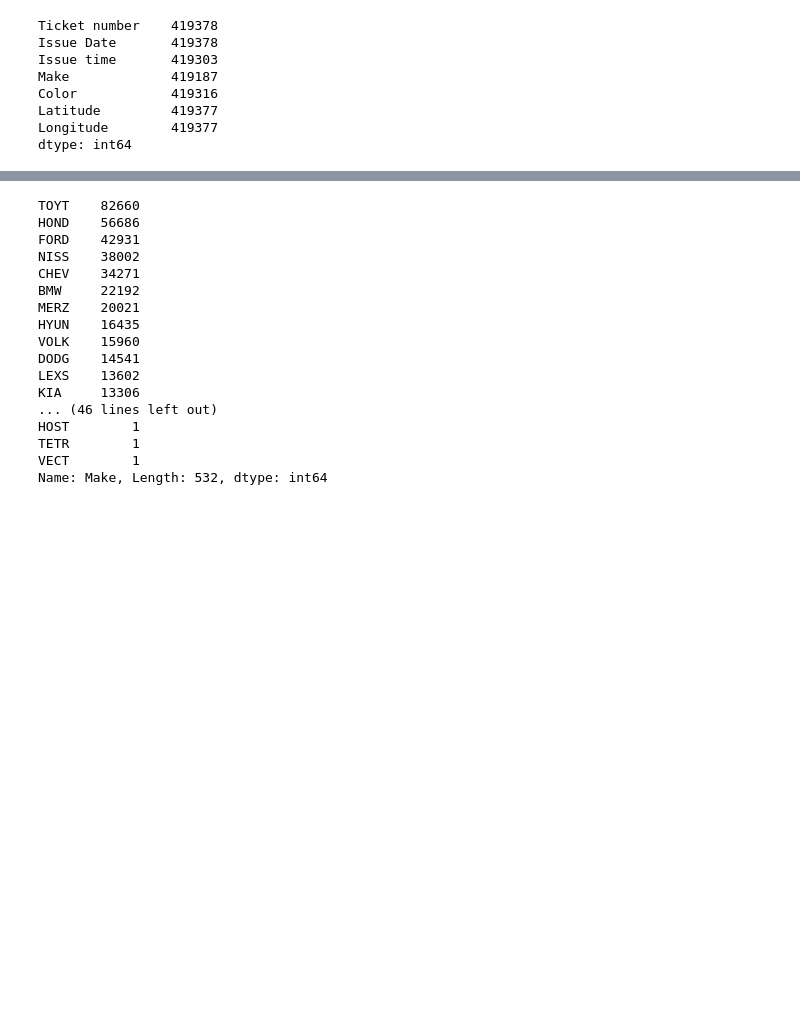
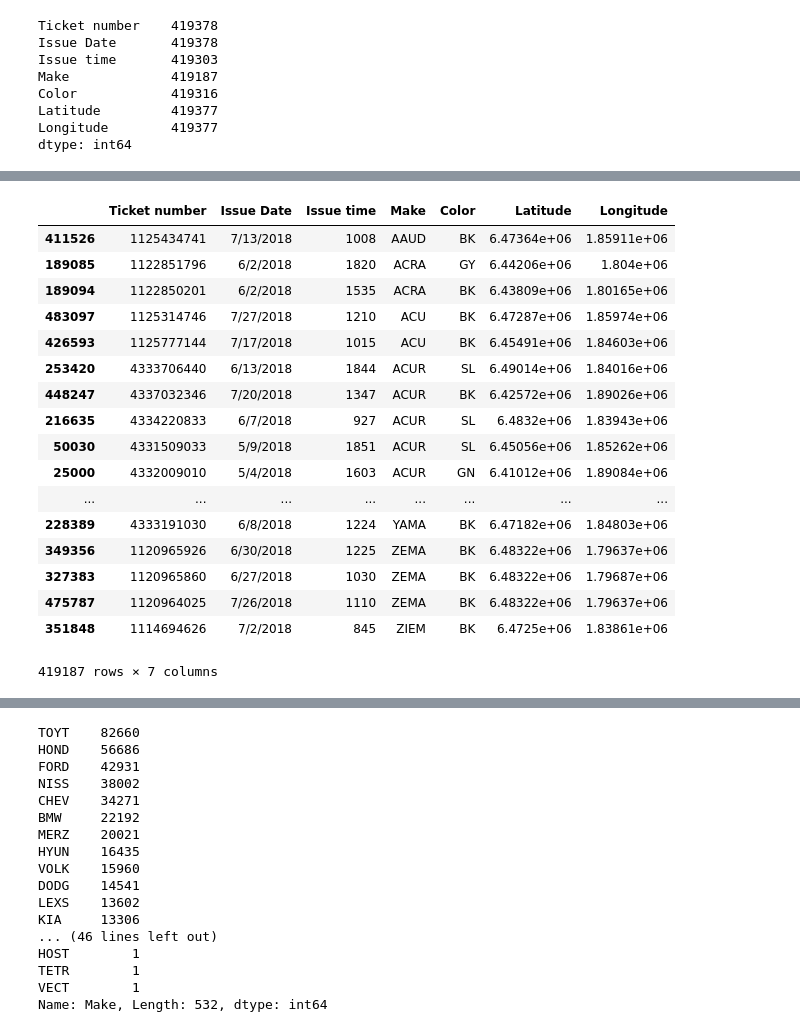
Before and after one commit to chele0630/Team3_Project1, a Jupyter notebook: CitationPy.ipynb, the cells around one changed output, grey strips where cells are left out. Drawn from its saved outputs; the diff is of its cells as text; code cells hidden in the pictures; blank space fills up the shorter version.

```diff
--- a/CitationPy.ipynb
+++ b/CitationPy.ipynb
@@ -88,0 +112,24 @@ NameError: name 'citation_df2' is not defined
+# %%
+citation_df4["Make"].replace("", np.nan, inplace=True)
+citation_df4.dropna(subset = ["Make"], inplace = True)
+# %%
+citation_df4.sort_values(["Make"],ascending=True)
+# %% [output]
+|  | Ticket number | Issue Date | Issue time | Make | Color | Latitude | Longitude |
+| 411526 | 1125434741 | 7/13/2018 | 1008 | AAUD | BK | 6.47364e+06 | 1.85911e+06 |
+| 189085 | 1122851796 | 6/2/2018 | 1820 | ACRA | GY | 6.44206e+06 | 1.804e+06 |
+| 189094 | 1122850201 | 6/2/2018 | 1535 | ACRA | BK | 6.43809e+06 | 1.80165e+06 |
+| 483097 | 1125314746 | 7/27/2018 | 1210 | ACU | BK | 6.47287e+06 | 1.85974e+06 |
+| 426593 | 1125777144 | 7/17/2018 | 1015 | ACU | BK | 6.45491e+06 | 1.84603e+06 |
+| 253420 | 4333706440 | 6/13/2018 | 1844 | ACUR | SL | 6.49014e+06 | 1.84016e+06 |
+| 448247 | 4337032346 | 7/20/2018 | 1347 | ACUR | BK | 6.42572e+06 | 1.89026e+06 |
+| 216635 | 4334220833 | 6/7/2018 | 927 | ACUR | SL | 6.4832e+06 | 1.83943e+06 |
+| 50030 | 4331509033 | 5/9/2018 | 1851 | ACUR | SL | 6.45056e+06 | 1.85262e+06 |
+| 25000 | 4332009010 | 5/4/2018 | 1603 | ACUR | GN | 6.41012e+06 | 1.89084e+06 |
+| ... | ... | ... | ... | ... | ... | ... | ... |
+| 228389 | 4333191030 | 6/8/2018 | 1224 | YAMA | BK | 6.47182e+06 | 1.84803e+06 |
+| 349356 | 1120965926 | 6/30/2018 | 1225 | ZEMA | BK | 6.48322e+06 | 1.79637e+06 |
+| 327383 | 1120965860 | 6/27/2018 | 1030 | ZEMA | BK | 6.48322e+06 | 1.79687e+06 |
+| 475787 | 1120964025 | 7/26/2018 | 1110 | ZEMA | BK | 6.48322e+06 | 1.79637e+06 |
+| 351848 | 1114694626 | 7/2/2018 | 845 | ZIEM | BK | 6.4725e+06 | 1.83861e+06 |
+419187 rows × 7 columns
```
Also changed, not shown: parts of 6 cells of this notebook, 1 other file.
